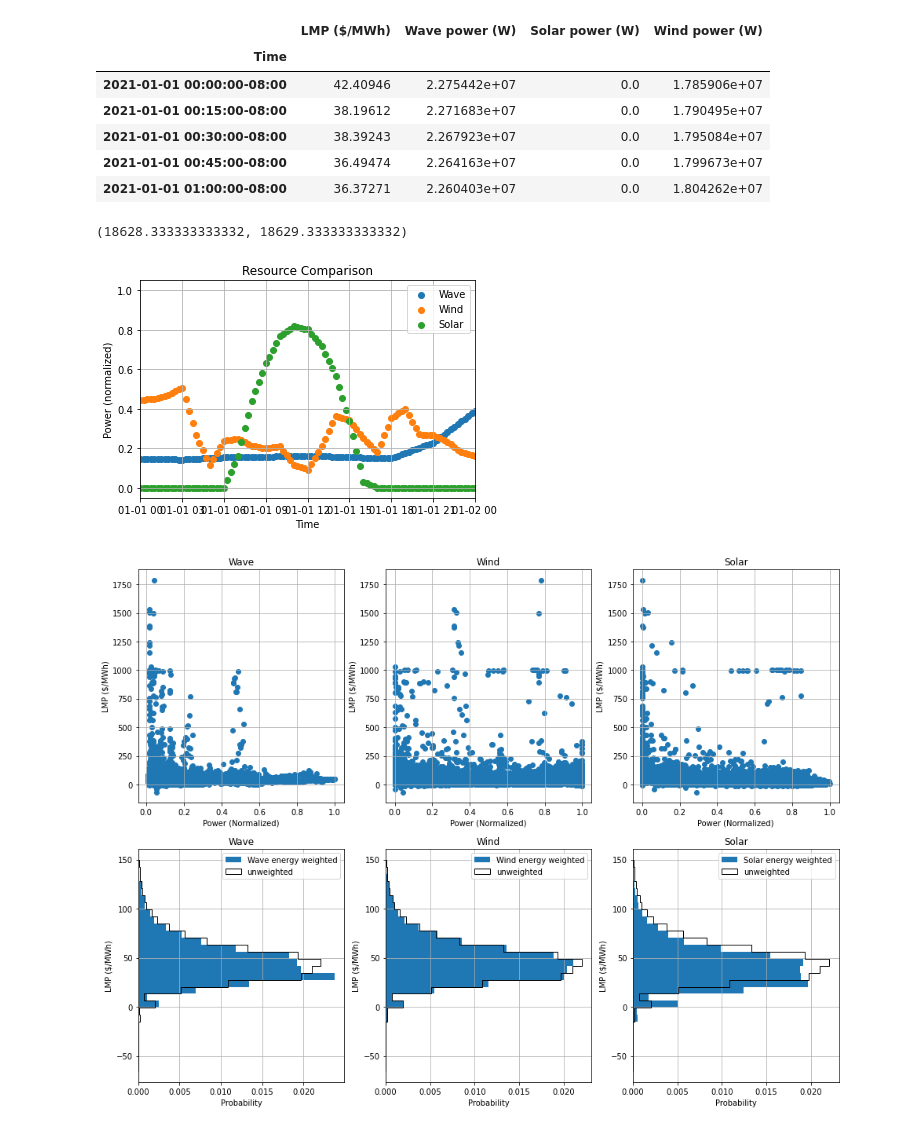
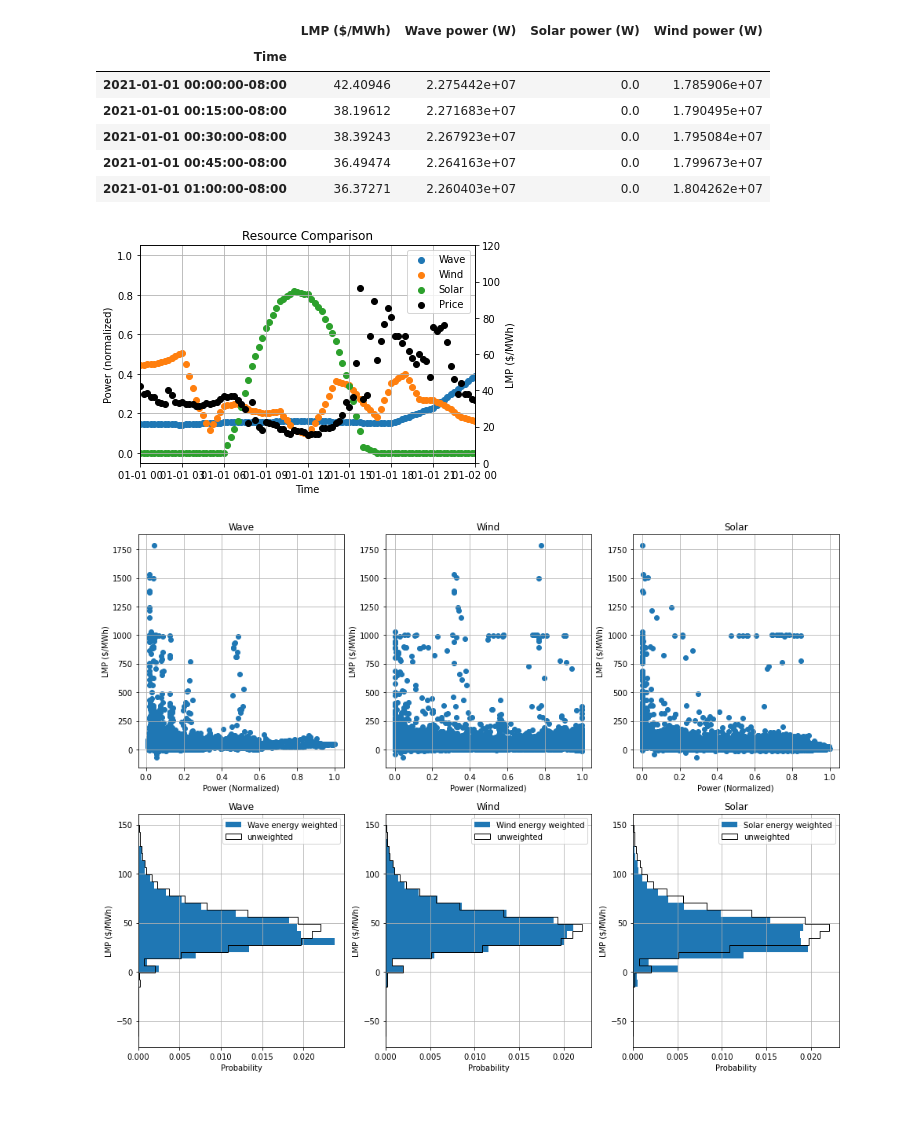
Before and after one commit to rebeccamccabe/wec-econ, a Jupyter notebook: wec-value.ipynb, the cells around one changed output. Cells and saved outputs as stored; diff of their text form; code cells hidden in the pictures.

Commit message:
final figures

```diff
--- a/wec-value.ipynb
+++ b/wec-value.ipynb
@@ -209,18 +215,23 @@ df.head()
 # %%
 # plot resampled data to confirm interpolation works
 resources = ['Wave','Wind','Solar']
 powers = [r + ' power (W)' for r in resources]
 
 fig, ax = plt.subplots()
 for i in range(0,len(resources)):
     ax.scatter(df.index, df[powers[i]]/df[powers[i]].max(), label=resources[i])
 ax.set(xlabel='Time', ylabel='Power (normalized)', title='Resource Comparison')
+ax2 = ax.twinx()
+ax2.scatter(df.index,df["LMP ($/MWh)"],label='Price',c='k')
+ax2.set(ylabel='LMP ($/MWh)',ylim=[0,120])
 ax.grid()
-ax.legend()
+lines, labels = ax.get_legend_handles_labels()
+lines2, labels2 = ax2.get_legend_handles_labels()
+ax2.legend(lines + lines2, labels + labels2, loc=0)
 plt.xlim([df.index[0], df.index[4*24]])
+plt.savefig('figs/hourly-resources.png')
 # %% [output]
-(18628.333333333332, 18629.333333333332)
-[figure, old version]
+[figure, new version]
 # %%
 # scatterplot correlation between production and price
 fig, axs = plt.subplots(ncols=len(resources),nrows=2,figsize=(16,12))
```
Also changed, not shown: parts of 6 cells of this notebook, 9 other files.
